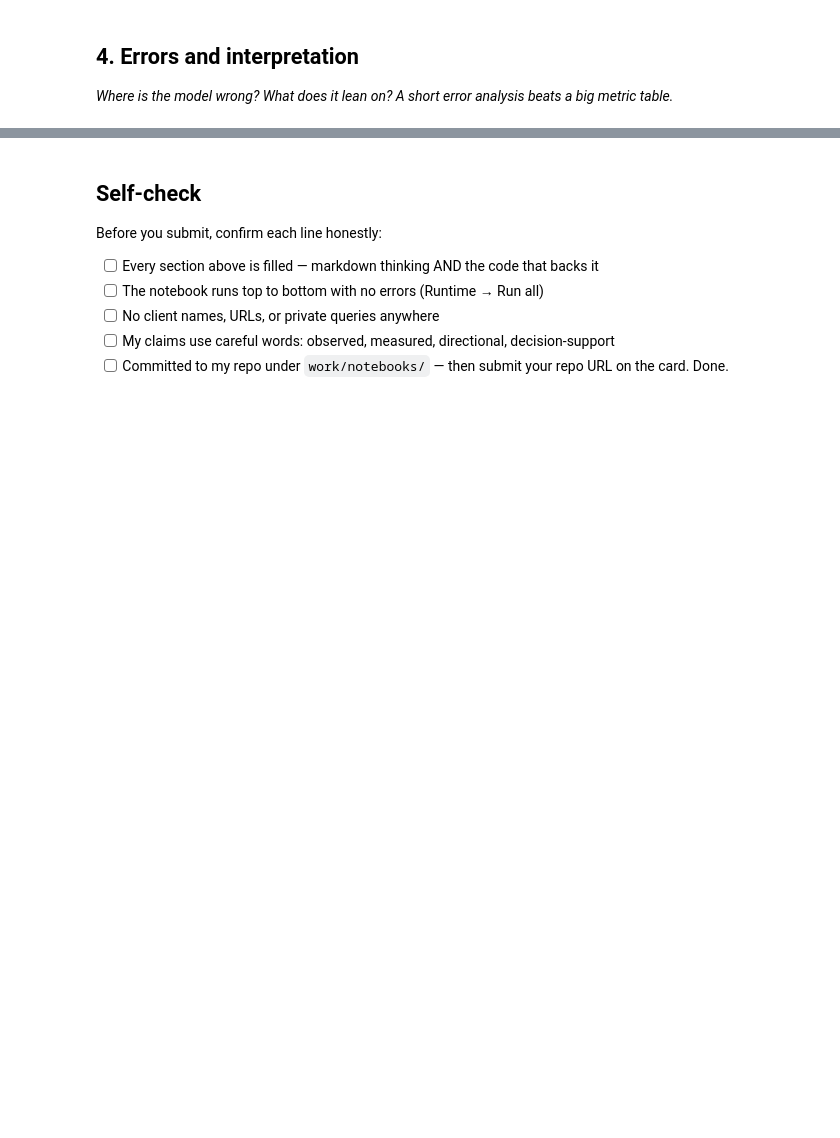
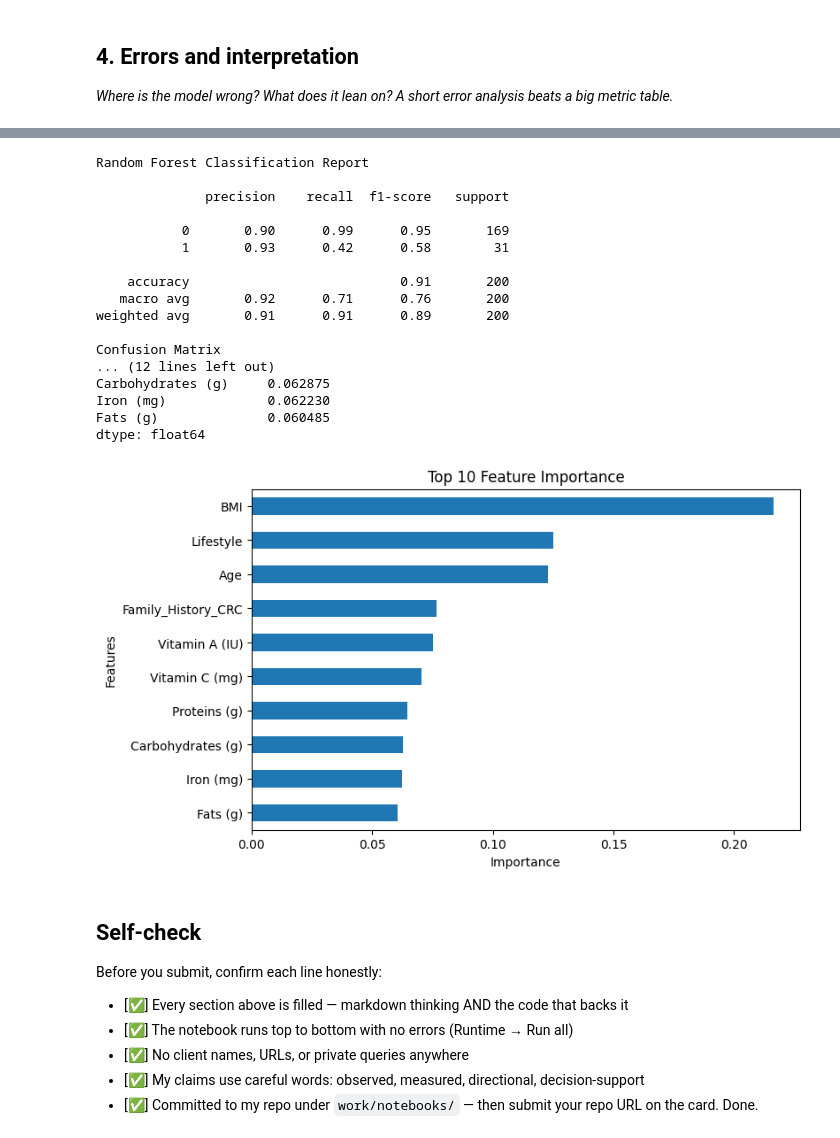
Before and after one commit to Zeeshan4511/flyrank-ml-internship, a Jupyter notebook: work/notebooks/w05_model.ipynb, the cells around one changed output, grey strips where cells are left out. Saved outputs shown, nothing was run; the diff lists cells and outputs as text; code cells hidden in the pictures; blank space fills up the shorter version.

```diff
--- a/work/notebooks/w05_model.ipynb
+++ b/work/notebooks/w05_model.ipynb
@@ -37,10 +183,69 @@ This skeleton is yours to fill. Work the sections **in order** — each one has
+# %%
+# Classification Report
+
+print("Random Forest Classification Report\n")
+
+print(classification_report(y_test, rf_pred))
+
+# Confusion Matrix
+
+cm = confusion_matrix(y_test, rf_pred)
+
+print("Confusion Matrix\n")
+
+print(cm)
+
+# Feature Importance
+
+importance = pd.Series(
+    rf.feature_importances_,
+    index=X.columns
+).sort_values(ascending=False)
+
+print("\nTop 10 Important Features")
+
+print(importance.head(10))
+
+# Plot Feature Importance
+
+importance.head(10).sort_values().plot(
+    kind="barh",
+    figsize=(8,5)
+)
+
+plt.title("Top 10 Feature Importance")
+
+plt.xlabel("Importance")
+
+plt.ylabel("Features")
+
+plt.show()
+# %% [output]
+Random Forest Classification Report
+
+              precision    recall  f1-score   support
+
+           0       0.90      0.99      0.95       169
+           1       0.93      0.42      0.58        31
+
+    accuracy                           0.91       200
+   macro avg       0.92      0.71      0.76       200
+weighted avg       0.91      0.91      0.89       200
+
+Confusion Matrix
+... (12 lines left out)
+Carbohydrates (g)     0.062875
+Iron (mg)             0.062230
+Fats (g)              0.060485
+dtype: float64
+[figure, added]
 # %% [markdown]
 ## Self-check
 
 Before you submit, confirm each line honestly:
 
-- [ ] Every section above is filled — markdown thinking AND the code that backs it
-- [ ] The notebook runs top to bottom with no errors (Runtime → Run all)
-- [ ] No client names, URLs, or private queries anywhere
-- [ ] My claims use careful words: observed, measured, directional, decision-support
-- [ ] Committed to my repo under `work/notebooks/` — then submit your repo URL on the card. Done.
+- [✅] Every section above is filled — markdown thinking AND the code that backs it
+- [✅] The notebook runs top to bottom with no errors (Runtime → Run all)
+- [✅] No client names, URLs, or private queries anywhere
+- [✅] My claims use careful words: observed, measured, directional, decision-support
+- [✅] Committed to my repo under `work/notebooks/` — then submit your repo URL on the card. Done.
```
Also changed, not shown: parts of 12 cells of this notebook.
